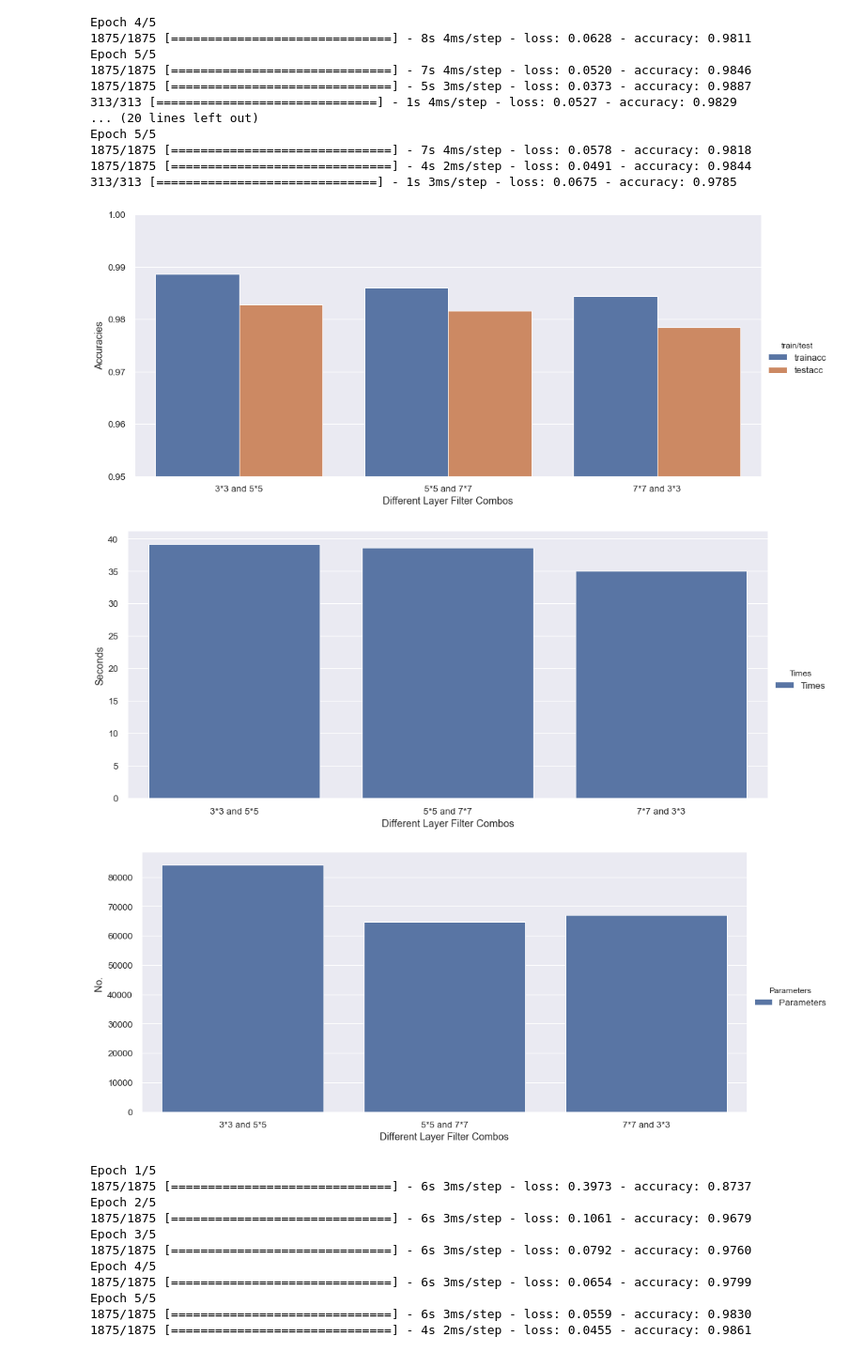
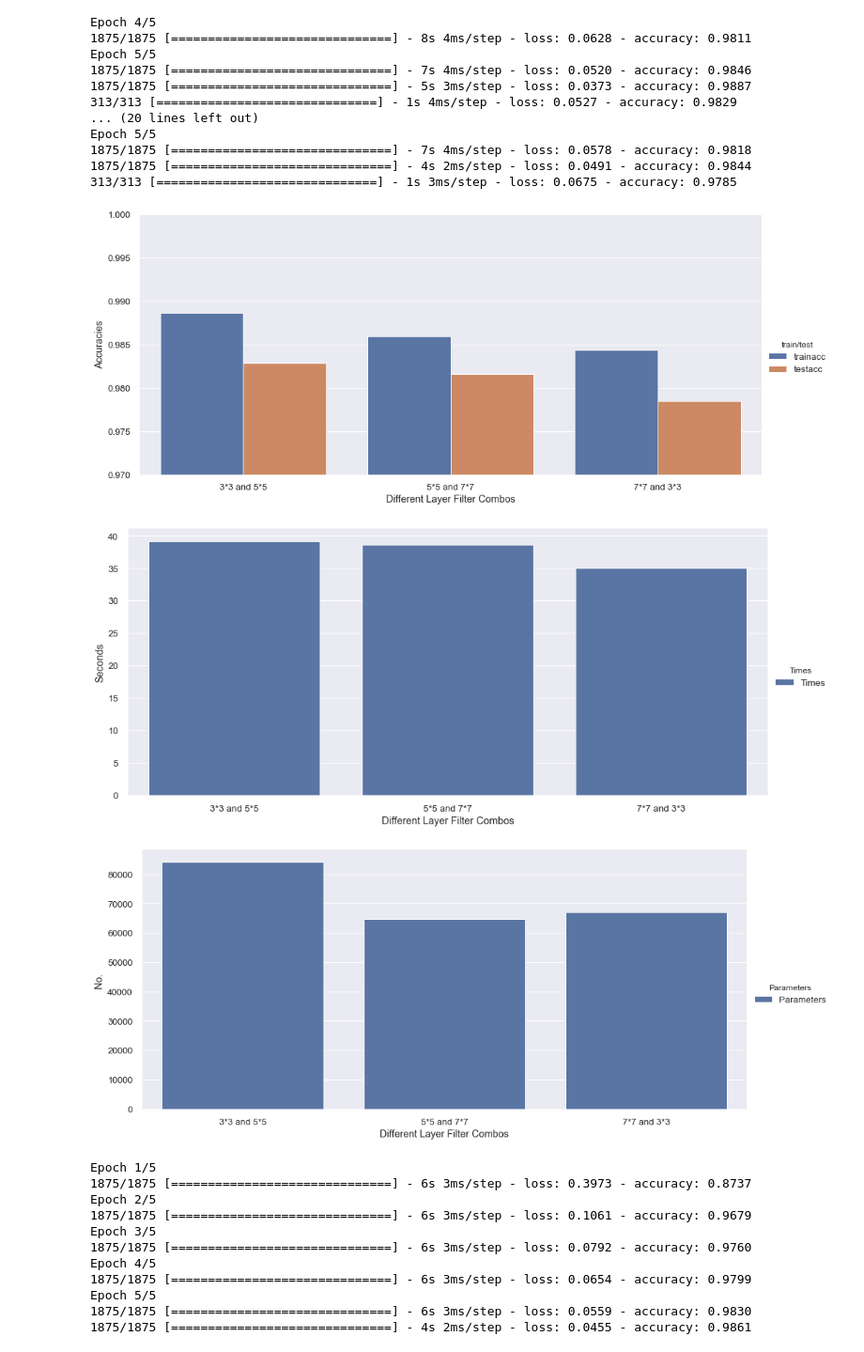
Before and after one commit to jatingupta-2000/DL-Labs, a Jupyter notebook: E18CSE140_DL_Lab6.ipynb, the cells around one changed output. Shown at 94% size. Cells and saved outputs as stored; diff of their text form; code cells hidden in the pictures.

```diff
--- a/E18CSE140_DL_Lab6.ipynb
+++ b/E18CSE140_DL_Lab6.ipynb
@@ -378,30 +378,30 @@ Epoch 5/5
 # %%
 import matplotlib.pyplot as plt
 import seaborn as sns
 plt.style.use('seaborn')
 sns.set(font_scale=1.2)
 data={'Different Layer Filter Combos':["3*3 and 5*5","5*5 and 7*7","7*7 and 3*3"]
       ,'trainacc':trainaccsizef
       ,'testacc':testaccsizef}
 df=pd.DataFrame(data)
 df = pd.melt(df, id_vars="Different Layer Filter Combos", var_name="train/test", value_name="Accuracies")
 nls=sns.catplot(x='Different Layer Filter Combos', y='Accuracies', hue='train/test',
             data=df, kind='bar',height=6.27, aspect=13.7/6.27)
-nls.set(ylim=(0.95,1))
+nls.set(ylim=(0.97,1))
 data={'Different Layer Filter Combos':["3*3 and 5*5","5*5 and 7*7","7*7 and 3*3"]
       ,'Times':timessizef}
 df=pd.DataFrame(data)
 df = pd.melt(df, id_vars="Different Layer Filter Combos", var_name="Times", value_name="Seconds")
 nls=sns.catplot(x='Different Layer Filter Combos', y='Seconds', hue='Times',
             data=df, kind='bar',height=6.27, aspect=13.7/6.27)
 data={'Different Layer Filter Combos':["3*3 and 5*5","5*5 and 7*7","7*7 and 3*3"]
       ,'Parameters':paramssizef}
 df=pd.DataFrame(data)
 df = pd.melt(df, id_vars="Different Layer Filter Combos", var_name="Parameters", value_name="No. ")
 nls=sns.catplot(x='Different Layer Filter Combos', y='No. ', hue='Parameters',
             data=df, kind='bar',height=6.27, aspect=13.7/6.27)
 # %% [output]
-[figure, old version]
+[figure, new version]
 [figure]
 [figure]
 # %%
```
Also changed, not shown: parts of 2 cells of this notebook.
